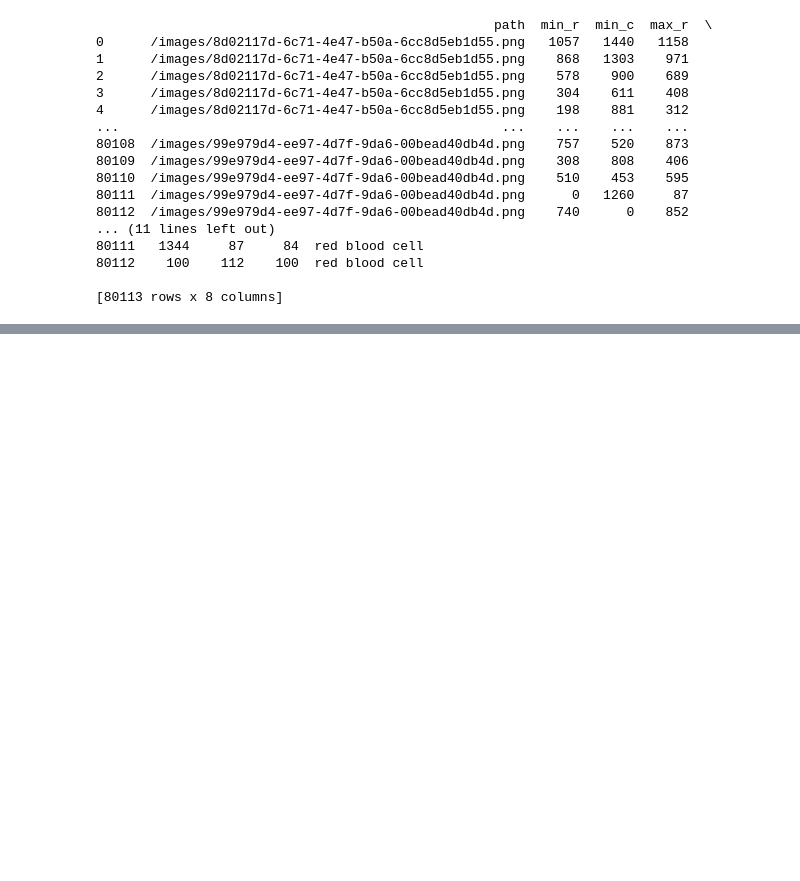
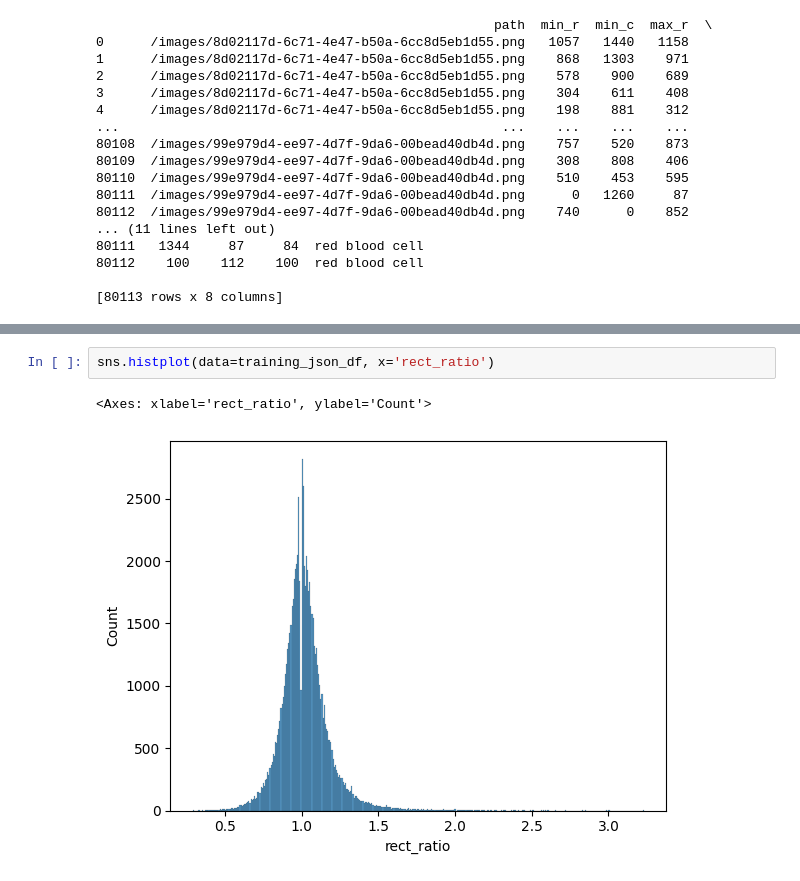
Before and after one commit to aliciademorauk/malari_eye, a Jupyter notebook: notebooks/ap_json_clean.ipynb, the cells around one changed output, grey strips where cells are left out. Drawn from its saved outputs; the diff is of its cells as text; blank space fills up the shorter version.

```diff
--- a/notebooks/ap_json_clean.ipynb
+++ b/notebooks/ap_json_clean.ipynb
@@ -58,0 +92,5 @@ print(training_json_df)
+# %%
+sns.histplot(data=training_json_df, x='rect_ratio')
+# %% [output]
+<Axes: xlabel='rect_ratio', ylabel='Count'>
+[figure, added]
```
Also changed, not shown: parts of 4 cells of this notebook.
